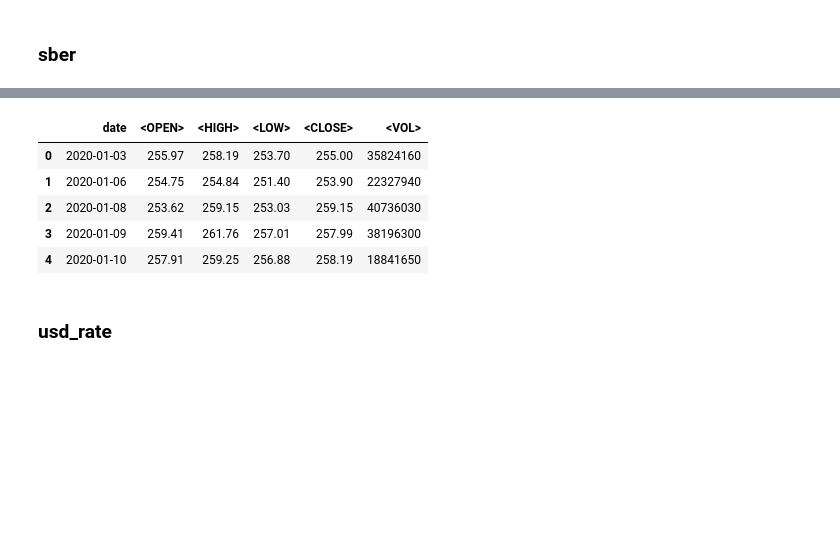
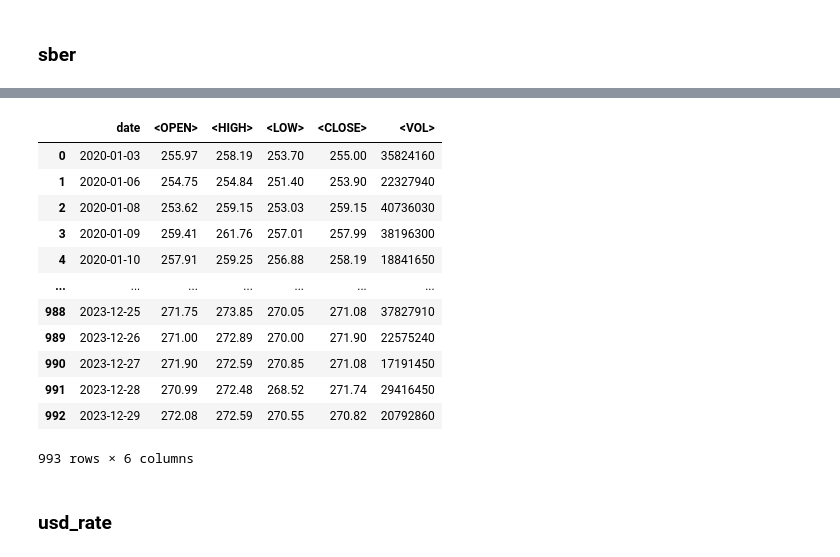
Before and after one commit to yanakhazanova/market_risk, a Jupyter notebook: collect_data.ipynb, the cells around one changed output, grey strips where cells are left out. Drawn from its saved outputs; the diff is of its cells as text; code cells hidden in the pictures; blank space fills up the shorter version.

```diff
--- a/collect_data.ipynb
+++ b/collect_data.ipynb
@@ -136,7 +164,7 @@ df
 # %% [markdown]
 ### sber
 # %%
-df = pd.read_csv('data/sber.csv').head()
+df = pd.read_csv('data/sber.csv')
 df
 # %% [output]
 |  | <TICKER> | <PER> | <DATE> | <TIME> | <OPEN> | <HIGH> | <LOW> | <CLOSE> | <VOL> |
@@ -148,23 +183,30 @@ df
 # %%
-# df = df.drop(['<TICKER>', '<PER>', '<TIME>'], axis=1)
-# df = df.rename(columns={'<DATE>': 'date'})
-# df['date'] = df['date'].apply(lambda x: '20' + str(x))
-# df['date'] = pd.to_datetime(df['date'], format='%Y%m%d')
-# df[[
-#     '<OPEN>', '<HIGH>', '<LOW>', '<CLOSE>',
-# ]] = df[[
-#     '<OPEN>', '<HIGH>', '<LOW>', '<CLOSE>',
-# ]].astype(float)
+df = df.drop(['<TICKER>', '<PER>', '<TIME>'], axis=1)
+df = df.rename(columns={'<DATE>': 'date'})
+df['date'] = df['date'].apply(lambda x: '20' + str(x))
+df['date'] = pd.to_datetime(df['date'], format='%Y%m%d')
+df[[
+    '<OPEN>', '<HIGH>', '<LOW>', '<CLOSE>',
+]] = df[[
+    '<OPEN>', '<HIGH>', '<LOW>', '<CLOSE>',
+]].astype(float)
 
-# df.to_csv('data/sber.csv', index=False)
-# df
+df.to_csv('data/sber.csv', index=False)
+df
 # %% [output]
 |  | date | <OPEN> | <HIGH> | <LOW> | <CLOSE> | <VOL> |
 | 0 | 2020-01-03 | 255.97 | 258.19 | 253.70 | 255.00 | 35824160 |
 | 1 | 2020-01-06 | 254.75 | 254.84 | 251.40 | 253.90 | 22327940 |
 | 2 | 2020-01-08 | 253.62 | 259.15 | 253.03 | 259.15 | 40736030 |
 | 3 | 2020-01-09 | 259.41 | 261.76 | 257.01 | 257.99 | 38196300 |
 | 4 | 2020-01-10 | 257.91 | 259.25 | 256.88 | 258.19 | 18841650 |
+| ... | ... | ... | ... | ... | ... | ... |
+| 988 | 2023-12-25 | 271.75 | 273.85 | 270.05 | 271.08 | 37827910 |
+| 989 | 2023-12-26 | 271.00 | 272.89 | 270.00 | 271.90 | 22575240 |
+| 990 | 2023-12-27 | 271.90 | 272.59 | 270.85 | 271.08 | 17191450 |
+| 991 | 2023-12-28 | 270.99 | 272.48 | 268.52 | 271.74 | 29416450 |
+| 992 | 2023-12-29 | 272.08 | 272.59 | 270.55 | 270.82 | 20792860 |
+993 rows × 6 columns
 # %% [markdown]
 ### usd_rate
 # %%
```
Also changed, not shown: parts of 9 cells of this notebook, 7 other files.
